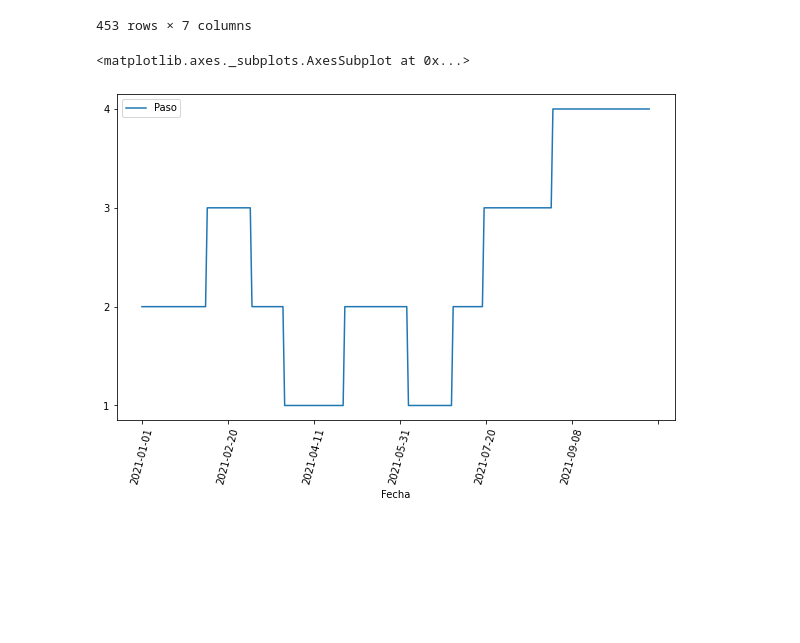
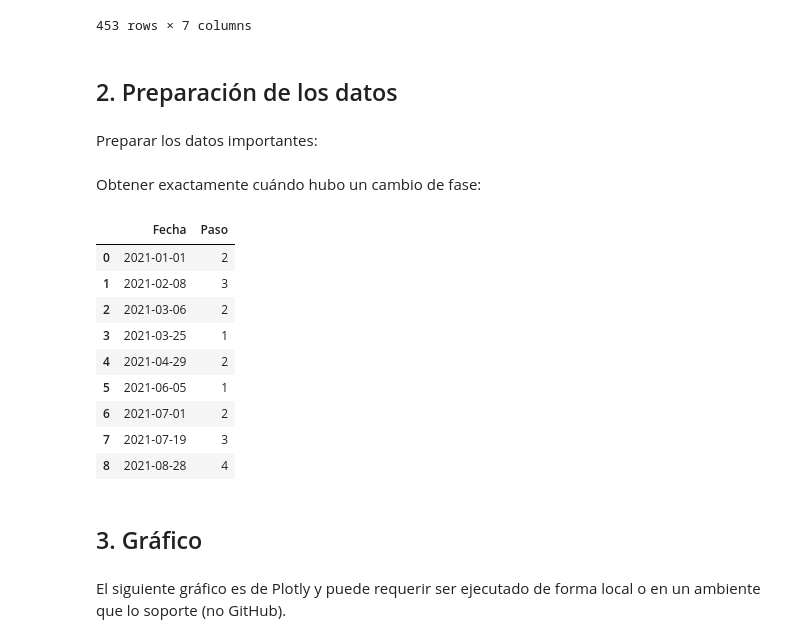
Before and after one commit to antiorganico/memoria-degi, a Jupyter notebook: independencia.ipynb, the cells around one changed output. Cells and saved outputs as stored; diff of their text form; code cells hidden in the pictures; blank space fills up the shorter version.

Commit message:
Agregado gráfico de Plotly con la información de los pasos.
Creé un gráfico con Plotly para la evolución de la comuna de Independencia en el Plan Paso a Paso.

```diff
--- a/independencia.ipynb
+++ b/independencia.ipynb
@@ -27 +29,5 @@ df_ind2 = df_ind[['Fecha', 'Paso']]
+# %% [markdown]
+## 2. Preparación de los datos
+# %% [markdown]
+Preparar los datos importantes:
 # %%
@@ -29,5 +36,26 @@ df_ind2 = df_ind2[df_ind2['Fecha'] > '2020-12-31']
-# %%
-df_ind2.plot(x='Fecha', rot=75, figsize=(10,6), yticks=[1,2,3,4])
-# %% [output]
-<matplotlib.axes._subplots.AxesSubplot at 0x...>
-[figure, removed]
+# %% [markdown]
+Obtener exactamente cuándo hubo un cambio de fase:
+# %%
+fechas = []
+previous = 0
+for fecha, fase in df_ind2.values:
+    if fase != previous:
+        previous = fase
+        fechas.append([fecha, fase])
+df_fechas = pd.DataFrame(fechas, columns=["Fecha", "Paso"])
+df_fechas
+# %% [output]
+|  | Fecha | Paso |
+| 0 | 2021-01-01 | 2 |
+| 1 | 2021-02-08 | 3 |
+| 2 | 2021-03-06 | 2 |
+| 3 | 2021-03-25 | 1 |
+| 4 | 2021-04-29 | 2 |
+| 5 | 2021-06-05 | 1 |
+| 6 | 2021-07-01 | 2 |
+| 7 | 2021-07-19 | 3 |
+| 8 | 2021-08-28 | 4 |
+# %% [markdown]
+## 3. Gráfico
+# %% [markdown]
+El siguiente gráfico es de Plotly y puede requerir ser ejecutado de forma local o en un ambiente que lo soporte (no GitHub).
```
Also changed, not shown: parts of 8 cells of this notebook, 1 other file.
